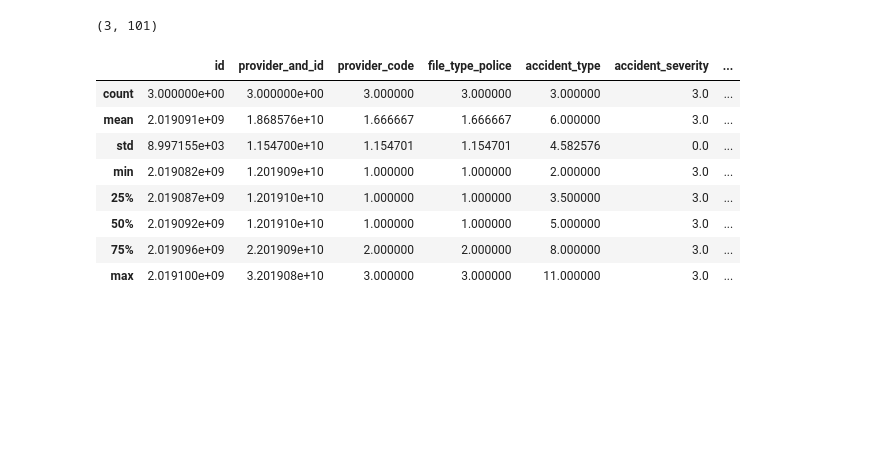
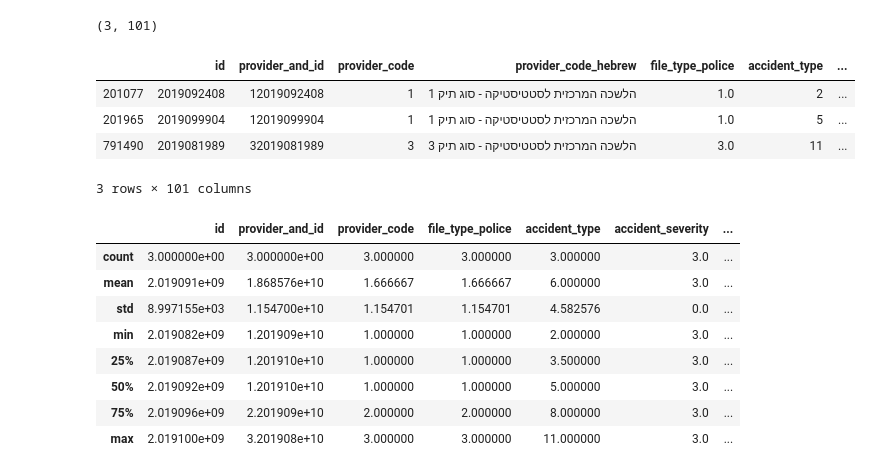
Before and after one commit to data-for-change/anyway-data-science, a Jupyter notebook: analysis_notebooks/markers_hebrew_mismatches_2019.ipynb, the cells around one changed output. Cells and saved outputs as stored; diff of their text form; code cells hidden in the pictures; blank space fills up the shorter version.

```diff
--- a/analysis_notebooks/markers_hebrew_mismatches_2019.ipynb
+++ b/analysis_notebooks/markers_hebrew_mismatches_2019.ipynb
@@ -836,6 +836,14 @@ Didn't do detailed investigation, especially due to all the differences already
 m_all[(m_all['street2'].isnull() == False) & (m_all['street2_hebrew'].isnull() == True)].shape
 # %% [output]
 (3, 101)
+# %%
+m_all[(m_all['street2'].isnull() == False) & (m_all['street2_hebrew'].isnull() == True)]
+# %% [output]
+|  | id | provider_and_id | provider_code | provider_code_hebrew | file_type_police | accident_type | ... |
+| 201077 | 2019092408 | 12019092408 | 1 | הלשכה המרכזית לסטטיסטיקה - סוג תיק 1 | 1.0 | 2 | ... |
+| 201965 | 2019099904 | 12019099904 | 1 | הלשכה המרכזית לסטטיסטיקה - סוג תיק 1 | 1.0 | 5 | ... |
+| 791490 | 2019081989 | 32019081989 | 3 | הלשכה המרכזית לסטטיסטיקה - סוג תיק 3 | 3.0 | 11 | ... |
+3 rows × 101 columns
 # %%
 m_all[(m_all['street2'].isnull() == False) & (m_all['street2_hebrew'].isnull() == True)].describe()
 # %% [output]
```
Also changed, not shown: parts of 7 cells of this notebook, 1 other file.
